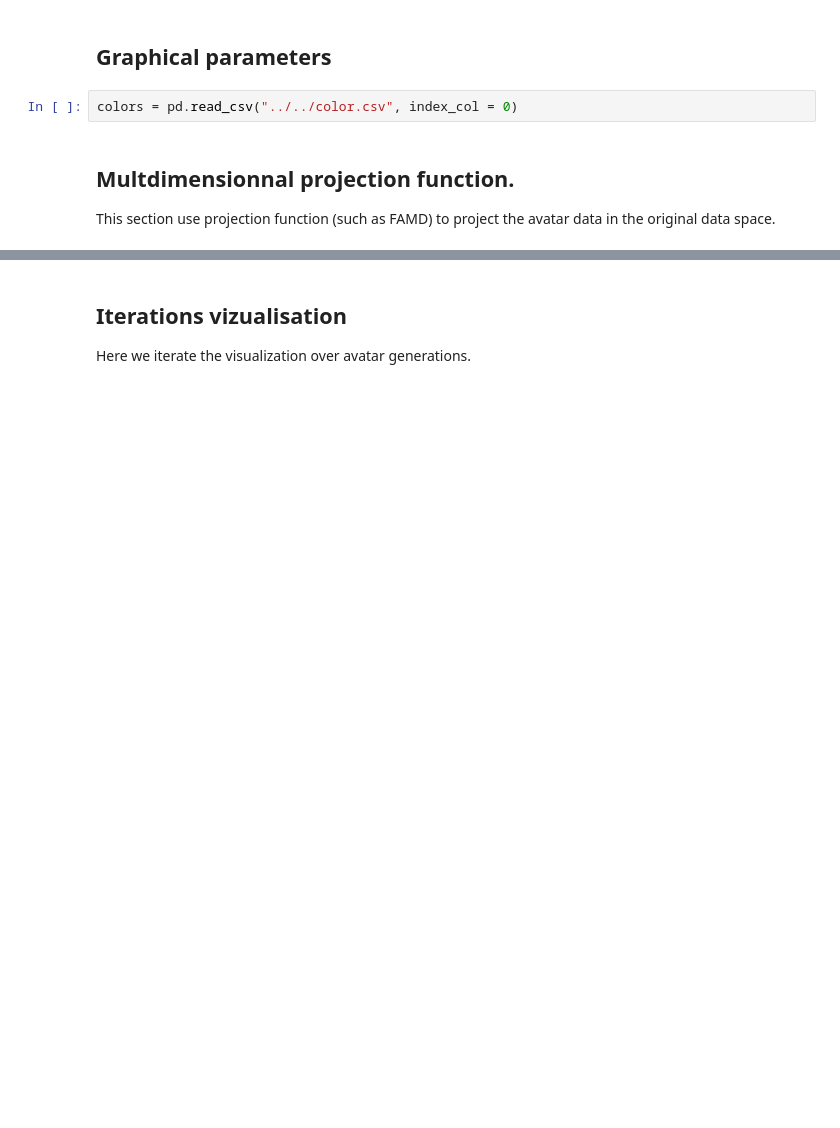
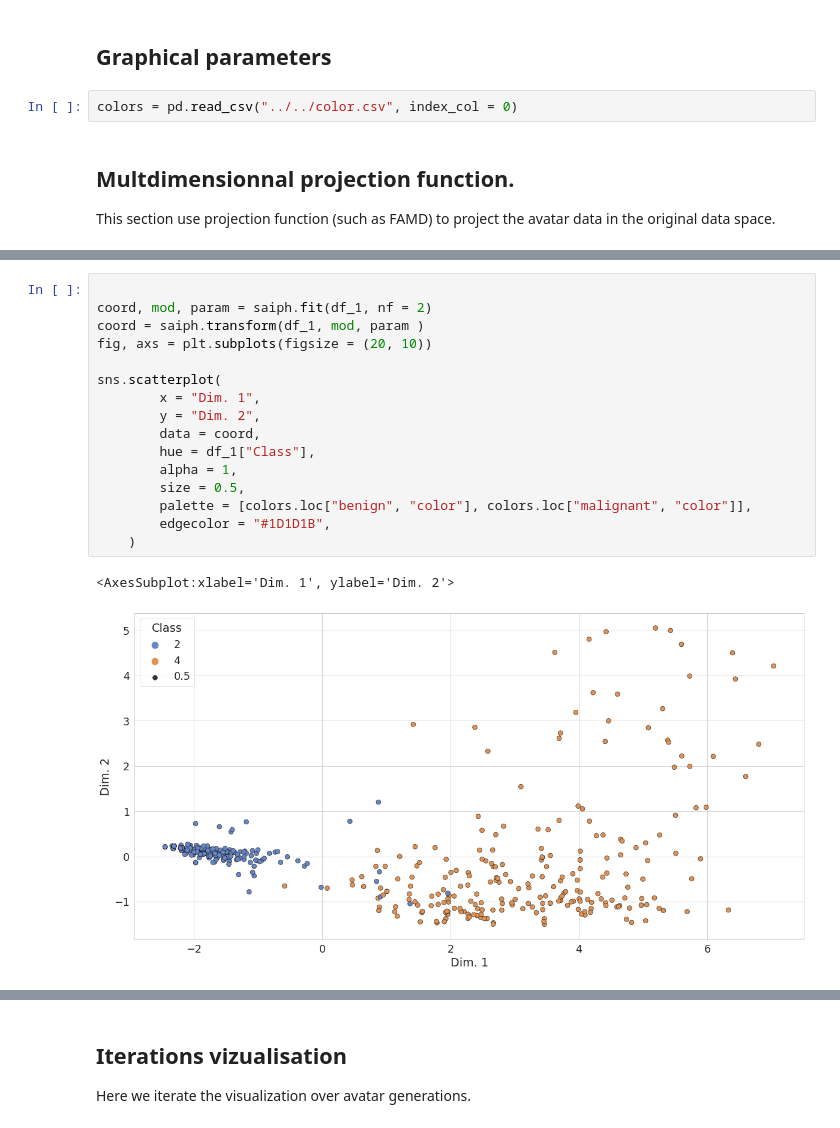
Before and after one commit to octopize/avatar-paper, a Jupyter notebook: notebooks/final_figure/2.Iteration_WBCD.ipynb, the cells around one changed output, grey strips where cells are left out. Drawn from its saved outputs; the diff is of its cells as text; blank space fills up the shorter version.

```diff
--- a/notebooks/final_figure/2.Iteration_WBCD.ipynb
+++ b/notebooks/final_figure/2.Iteration_WBCD.ipynb
@@ -107,3 +122,22 @@ def projection_plot(records_set, avatars_set, variable_visualization, iter, colo
 
     ax1.set_title("Iteration: {}".format(iter))
     return ax1
+# %%
+
+coord, mod, param = saiph.fit(df_1, nf = 2)
+coord = saiph.transform(df_1, mod, param )
+fig, axs = plt.subplots(figsize = (20, 10))
+
+sns.scatterplot(
+        x = "Dim. 1",
+        y = "Dim. 2",
+        data = coord,
+        hue = df_1["Class"],
+        alpha = 1,
+        size = 0.5,
+        palette = [colors.loc["benign", "color"], colors.loc["malignant", "color"]],
+        edgecolor = "#1D1D1B",
+    )
+# %% [output]
+<AxesSubplot:xlabel='Dim. 1', ylabel='Dim. 2'>
+[figure, added]
```
Also changed, not shown: parts of 22 cells of this notebook, 4 other files.
